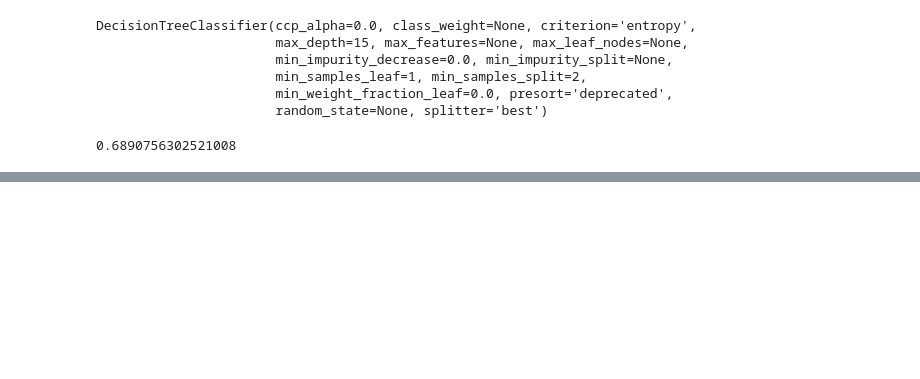
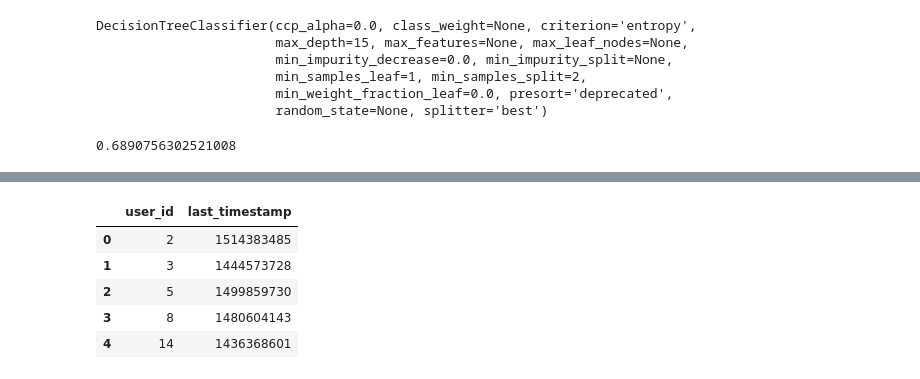
Before and after one commit to NastyBoget/stepik, a Jupyter notebook: Введение в Data Science и машинное обучение/part2_decision_trees.ipynb, the cells around one changed output, grey strips where cells are left out. Cells and saved outputs as stored; diff of their text form; code cells hidden in the pictures; blank space fills up the shorter version.

```diff
--- a/Введение в Data Science и машинное обучение/part2_decision_trees.ipynb
+++ b/Введение в Data Science и машинное обучение/part2_decision_trees.ipynb
@@ -169,0 +329,9 @@ precision # test 0.78
+# %%
+data_.head()
+# %% [output]
+|  | user_id | last_timestamp |
+| 0 | 2 | 1514383485 |
+| 1 | 3 | 1444573728 |
+| 2 | 5 | 1499859730 |
+| 3 | 8 | 1480604143 |
+| 4 | 14 | 1436368601 |
```
Also changed, not shown: parts of 33 cells of this notebook.
